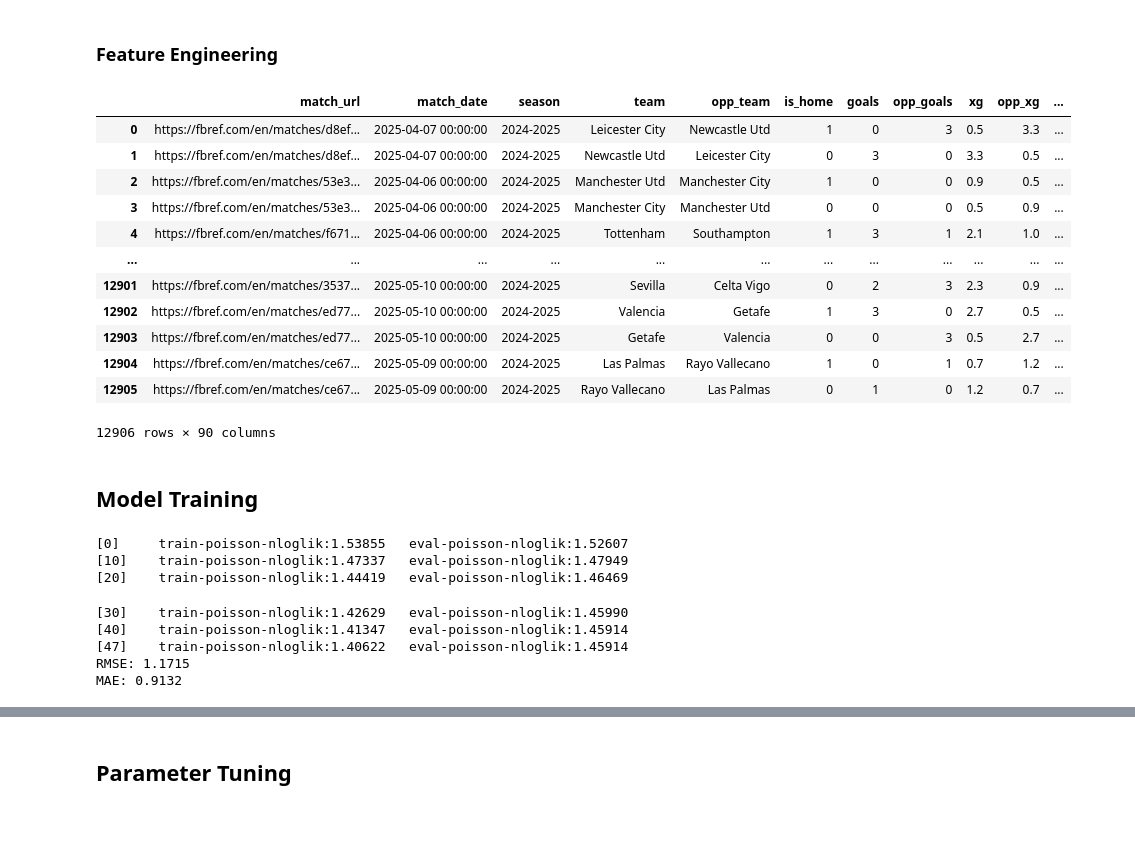
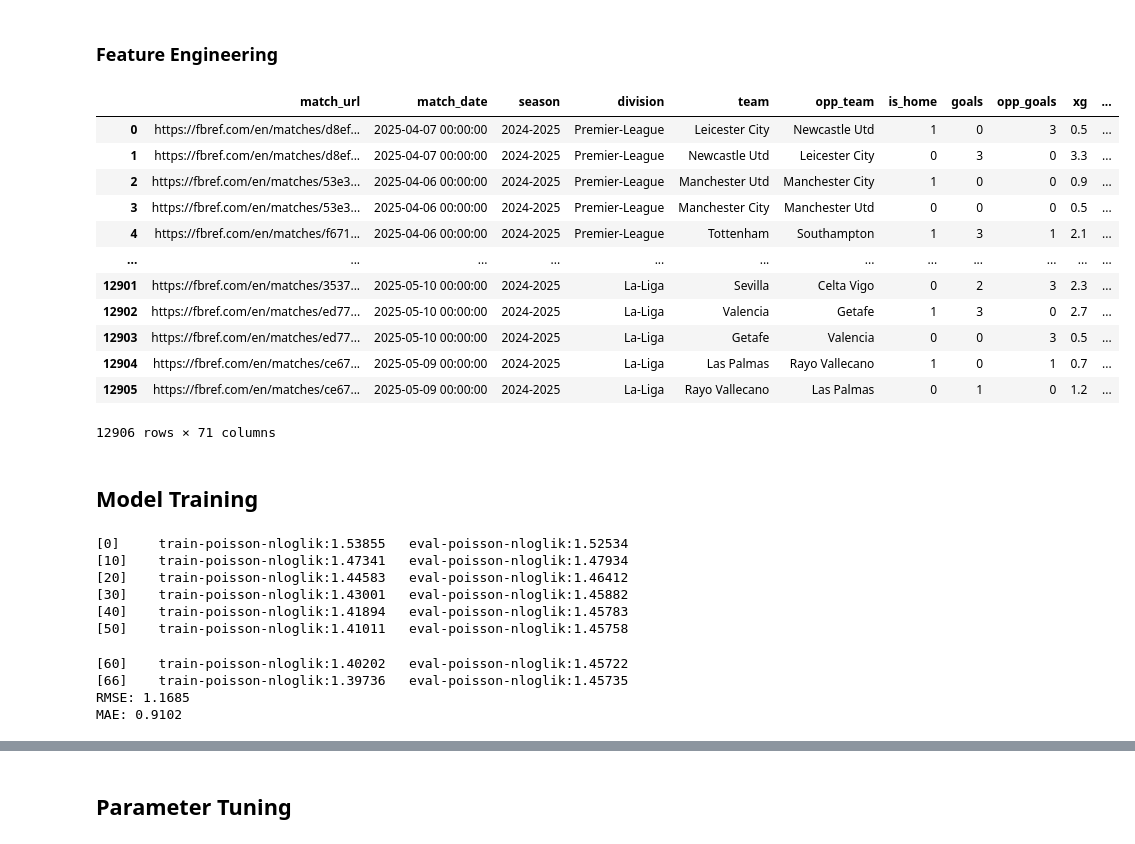
Before and after one commit to louis-porter/algobetting, a Jupyter notebook: algo/models/team_goals/xgb_team_goals.ipynb, the cells around one changed output, grey strips where cells are left out. Saved outputs shown, nothing was run; the diff lists cells and outputs as text; code cells hidden in the pictures.

```diff
--- a/algo/models/team_goals/xgb_team_goals.ipynb
+++ b/algo/models/team_goals/xgb_team_goals.ipynb
@@ -80,6 +80,7 @@ def add_form_features(df, df_form):
 
     return enhanced_df
 
-df = add_form_features(df, df_form)
+#df = add_form_features(df, df_form)
 
-df
+
+#df
@@ -108,9 +89,6 @@ For example, when doing 'df[col].method(value, inplace=True)', try using 'df.met
 # %%
 # Create a function to generate all the gap metrics
 def add_gap_metrics(X):
-    """
-    Add gap metrics between team attack and opponent defense metrics
-    """
     # Get all weighted attack features
     attack_features = [col for col in X.columns if col.startswith('weighted_attack_')]
 
@@ -125,54 +103,70 @@ def add_gap_metrics(X):
         # Extract the metric name (e.g., "goals" from "weighted_attack_goals")
         metric = attack_feature.replace('weighted_attack_', '')
 
         # Find the corresponding defense feature
         defense_feature = f'opp_weighted_defense_opp_{metric}'
 
         # Check if both features exist
         if defense_feature in defense_features:
             feature_pairs.append((attack_feature, defense_feature, metric))
 
-    # Create gap metrics for each matching pair
+    # Create new features for each matching pair
     for attack_feature, defense_feature, metric in feature_pairs:
+        # 1. Gap metrics (attack - defense)
         gap_feature_name = f'{metric}_gap'
         X[gap_feature_name] = X[attack_feature] - X[defense_feature]
-    # Also add ratios where appropriate (avoiding division by zero)
-    for attack_feature, defense_feature, metric in feature_pairs:
+
+        # 2. Ratio metrics (attack / defense)
         ratio_feature_name = f'{metric}_ratio'
         # Avoid division by zero
         X[ratio_feature_name] = X[attack_feature] / X[defense_feature].replace(0, 0.001)
         # Handle infinities
         X[ratio_feature_name] = X[ratio_feature_name].replace([np.inf, -np.inf], np.nan)
         # Fill NaN values with mean
         X[ratio_feature_name] = X[ratio_feature_name].fillna(X[ratio_feature_name].mean())
 
+        # 3. Interaction terms (attack * defense)
+        interaction_feature_name = f'{metric}_interaction'
+        X[interaction_feature_name] = X[attack_feature] * X[defense_feature]
+
+        # 4. Normalized gap (gap / (attack + defense))
+        norm_gap_feature_name = f'{metric}_norm_gap'
+        denominator = X[attack_feature] + X[defense_feature]
+        X[norm_gap_feature_name] = X[gap_feature_name] / denominator.replace(0, 0.001)
+        # Handle infinities and NaNs
+        X[norm_gap_feature_name] = X[norm_gap_feature_name].replace([np.inf, -np.inf], np.nan)
+        X[norm_gap_feature_name] = X[norm_gap_feature_name].fillna(X[norm_gap_feature_name].mean())
+
     return X
 
 # Usage:
 df = add_gap_metrics(df.copy())
 
 # Print the new features
 new_features = [col for col in df.columns if col.endswith('_gap') or col.endswith('_ratio')]
+
+
 df
 # %% [output]
-|  | match_url | match_date | season | team | opp_team | is_home | goals | opp_goals | xg | opp_xg | ... |
-| 0 | https://fbref.com/en/matches/d8ef... | 2025-04-07 00:00:00 | 2024-2025 | Leicester City | Newcastle Utd | 1 | 0 | 3 | 0.5 | 3.3 | ... |
-| 1 | https://fbref.com/en/matches/d8ef... | 2025-04-07 00:00:00 | 2024-2025 | Newcastle Utd | Leicester City | 0 | 3 | 0 | 3.3 | 0.5 | ... |
-| 2 | https://fbref.com/en/matches/53e3... | 2025-04-06 00:00:00 | 2024-2025 | Manchester Utd | Manchester City | 1 | 0 | 0 | 0.9 | 0.5 | ... |
-| 3 | https://fbref.com/en/matches/53e3... | 2025-04-06 00:00:00 | 2024-2025 | Manchester City | Manchester Utd | 0 | 0 | 0 | 0.5 | 0.9 | ... |
-| 4 | https://fbref.com/en/matches/f671... | 2025-04-06 00:00:00 | 2024-2025 | Tottenham | Southampton | 1 | 3 | 1 | 2.1 | 1.0 | ... |
+|  | match_url | match_date | season | division | team | opp_team | is_home | goals | opp_goals | xg | ... |
+| 0 | https://fbref.com/en/matches/d8ef... | 2025-04-07 00:00:00 | 2024-2025 | Premier-League | Leicester City | Newcastle Utd | 1 | 0 | 3 | 0.5 | ... |
+| 1 | https://fbref.com/en/matches/d8ef... | 2025-04-07 00:00:00 | 2024-2025 | Premier-League | Newcastle Utd | Leicester City | 0 | 3 | 0 | 3.3 | ... |
+| 2 | https://fbref.com/en/matches/53e3... | 2025-04-06 00:00:00 | 2024-2025 | Premier-League | Manchester Utd | Manchester City | 1 | 0 | 0 | 0.9 | ... |
+| 3 | https://fbref.com/en/matches/53e3... | 2025-04-06 00:00:00 | 2024-2025 | Premier-League | Manchester City | Manchester Utd | 0 | 0 | 0 | 0.5 | ... |
+| 4 | https://fbref.com/en/matches/f671... | 2025-04-06 00:00:00 | 2024-2025 | Premier-League | Tottenham | Southampton | 1 | 3 | 1 | 2.1 | ... |
 | ... | ... | ... | ... | ... | ... | ... | ... | ... | ... | ... | ... |
-| 12901 | https://fbref.com/en/matches/3537... | 2025-05-10 00:00:00 | 2024-2025 | Sevilla | Celta Vigo | 0 | 2 | 3 | 2.3 | 0.9 | ... |
-| 12902 | https://fbref.com/en/matches/ed77... | 2025-05-10 00:00:00 | 2024-2025 | Valencia | Getafe | 1 | 3 | 0 | 2.7 | 0.5 | ... |
-| 12903 | https://fbref.com/en/matches/ed77... | 2025-05-10 00:00:00 | 2024-2025 | Getafe | Valencia | 0 | 0 | 3 | 0.5 | 2.7 | ... |
-| 12904 | https://fbref.com/en/matches/ce67... | 2025-05-09 00:00:00 | 2024-2025 | Las Palmas | Rayo Vallecano | 1 | 0 | 1 | 0.7 | 1.2 | ... |
-| 12905 | https://fbref.com/en/matches/ce67... | 2025-05-09 00:00:00 | 2024-2025 | Rayo Vallecano | Las Palmas | 0 | 1 | 0 | 1.2 | 0.7 | ... |
+| 12901 | https://fbref.com/en/matches/3537... | 2025-05-10 00:00:00 | 2024-2025 | La-Liga | Sevilla | Celta Vigo | 0 | 2 | 3 | 2.3 | ... |
+| 12902 | https://fbref.com/en/matches/ed77... | 2025-05-10 00:00:00 | 2024-2025 | La-Liga | Valencia | Getafe | 1 | 3 | 0 | 2.7 | ... |
+| 12903 | https://fbref.com/en/matches/ed77... | 2025-05-10 00:00:00 | 2024-2025 | La-Liga | Getafe | Valencia | 0 | 0 | 3 | 0.5 | ... |
+| 12904 | https://fbref.com/en/matches/ce67... | 2025-05-09 00:00:00 | 2024-2025 | La-Liga | Las Palmas | Rayo Vallecano | 1 | 0 | 1 | 0.7 | ... |
+| 12905 | https://fbref.com/en/matches/ce67... | 2025-05-09 00:00:00 | 2024-2025 | La-Liga | Rayo Vallecano | Las Palmas | 0 | 1 | 0 | 1.2 | ... |
-12906 rows × 90 columns
+12906 rows × 71 columns
 # %% [markdown]
 ## Model Training
 # %%
 X = df.drop(columns=["team", "opp_team", "goals", "opp_goals", "match_url",  "match_date", "xg", "opp_xg"])
 X["season"] = X["season"].astype('category').cat.codes
+X["division"] = X["division"].astype('category').cat.codes
 y = df["goals"]
 
 #season_column = df["season"]
@@ -219,14 +213,16 @@ mae = mean_absolute_error(y_test, preds)
 print(f"RMSE: {rmse:.4f}")
 print(f"MAE: {mae:.4f}")
 # %% [output]
-[0]     train-poisson-nloglik:1.53855   eval-poisson-nloglik:1.52607
-[10]    train-poisson-nloglik:1.47337   eval-poisson-nloglik:1.47949
-[20]    train-poisson-nloglik:1.44419   eval-poisson-nloglik:1.46469
+[0]     train-poisson-nloglik:1.53855   eval-poisson-nloglik:1.52534
+[10]    train-poisson-nloglik:1.47341   eval-poisson-nloglik:1.47934
+[20]    train-poisson-nloglik:1.44583   eval-poisson-nloglik:1.46412
+[30]    train-poisson-nloglik:1.43001   eval-poisson-nloglik:1.45882
+[40]    train-poisson-nloglik:1.41894   eval-poisson-nloglik:1.45783
+[50]    train-poisson-nloglik:1.41011   eval-poisson-nloglik:1.45758
-[30]    train-poisson-nloglik:1.42629   eval-poisson-nloglik:1.45990
-[40]    train-poisson-nloglik:1.41347   eval-poisson-nloglik:1.45914
-[47]    train-poisson-nloglik:1.40622   eval-poisson-nloglik:1.45914
-RMSE: 1.1715
-MAE: 0.9132
+[60]    train-poisson-nloglik:1.40202   eval-poisson-nloglik:1.45722
+[66]    train-poisson-nloglik:1.39736   eval-poisson-nloglik:1.45735
+RMSE: 1.1685
+MAE: 0.9102
 # %%
 # Get feature importance
 importance = model.get_score(importance_type='gain')
```
Also changed, not shown: parts of 9 cells of this notebook, 3 other files.
